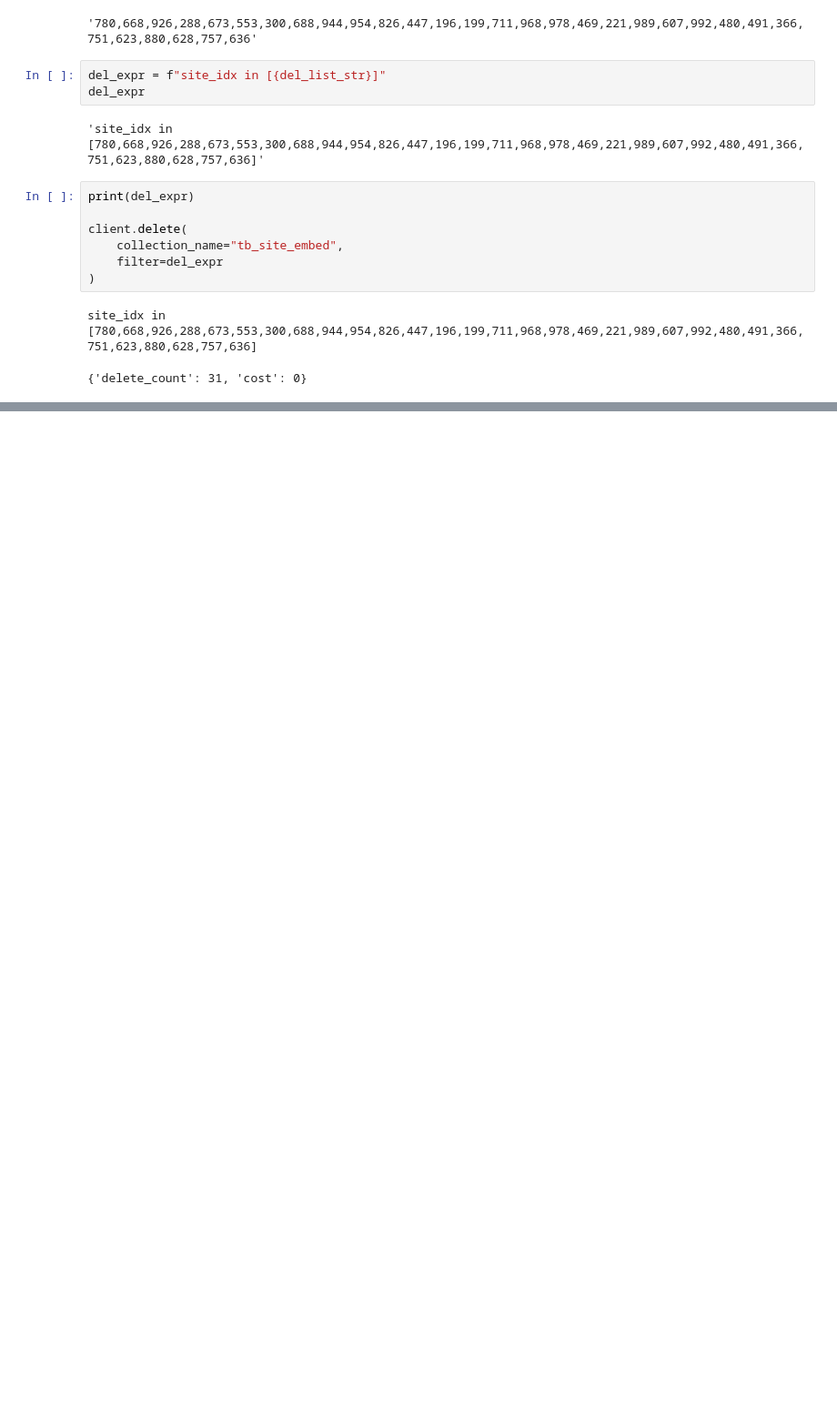
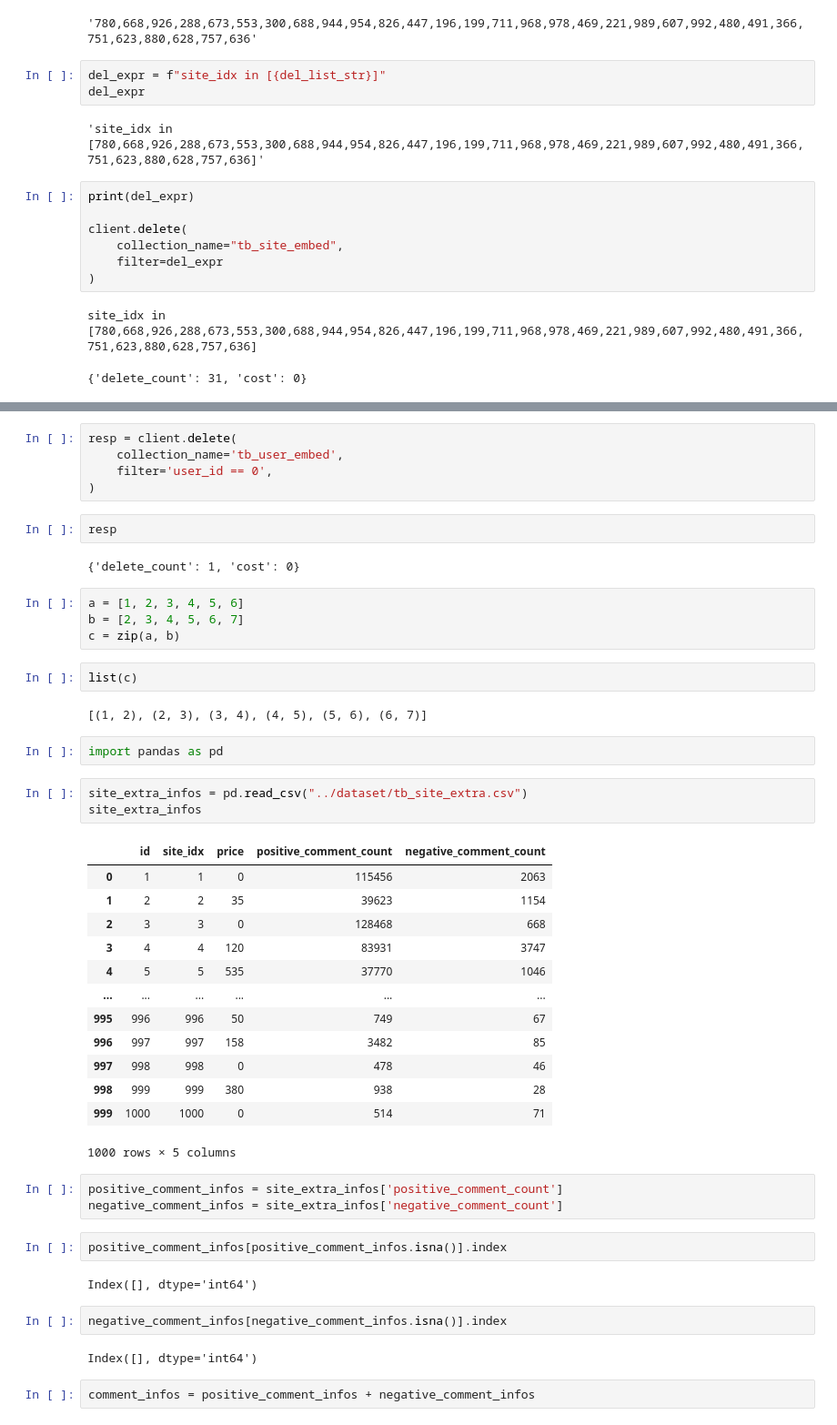
Before and after one commit to xzwsloser/software_design, a Jupyter notebook: rec-sys/code/milvus_init.ipynb, the cells around one changed output, grey strips where cells are left out. Shown at 91% size. Drawn from its saved outputs; the diff is of its cells as text; blank space fills up the shorter version.

```diff
--- a/rec-sys/code/milvus_init.ipynb
+++ b/rec-sys/code/milvus_init.ipynb
@@ -309,0 +333,49 @@ site_idx in [780,668,926,288,673,553,300,688,944,954,826,447,196,199,711,968,978
+# %%
+resp = client.delete(
+    collection_name='tb_user_embed',
+    filter='user_id == 0',
+)
+# %%
+resp
+# %% [output]
+{'delete_count': 1, 'cost': 0}
+# %%
+a = [1, 2, 3, 4, 5, 6]
+b = [2, 3, 4, 5, 6, 7]
+c = zip(a, b)
+# %%
+list(c)
+# %% [output]
+[(1, 2), (2, 3), (3, 4), (4, 5), (5, 6), (6, 7)]
+# %%
+import pandas as pd
+# %%
+site_extra_infos = pd.read_csv("../dataset/tb_site_extra.csv")
+site_extra_infos
+# %% [output]
+|  | id | site_idx | price | positive_comment_count | negative_comment_count |
+| 0 | 1 | 1 | 0 | 115456 | 2063 |
+| 1 | 2 | 2 | 35 | 39623 | 1154 |
+| 2 | 3 | 3 | 0 | 128468 | 668 |
+| 3 | 4 | 4 | 120 | 83931 | 3747 |
+| 4 | 5 | 5 | 535 | 37770 | 1046 |
+| ... | ... | ... | ... | ... | ... |
+| 995 | 996 | 996 | 50 | 749 | 67 |
+| 996 | 997 | 997 | 158 | 3482 | 85 |
+| 997 | 998 | 998 | 0 | 478 | 46 |
+| 998 | 999 | 999 | 380 | 938 | 28 |
+| 999 | 1000 | 1000 | 0 | 514 | 71 |
+1000 rows × 5 columns
+# %%
+positive_comment_infos = site_extra_infos['positive_comment_count']
+negative_comment_infos = site_extra_infos['negative_comment_count']
+# %%
+positive_comment_infos[positive_comment_infos.isna()].index
+# %% [output]
+Index([], dtype='int64')
+# %%
+negative_comment_infos[negative_comment_infos.isna()].index
+# %% [output]
+Index([], dtype='int64')
+# %%
+comment_infos = positive_comment_infos + negative_comment_infos
```
Also changed, not shown: parts of 19 cells of this notebook, 36 other files.
